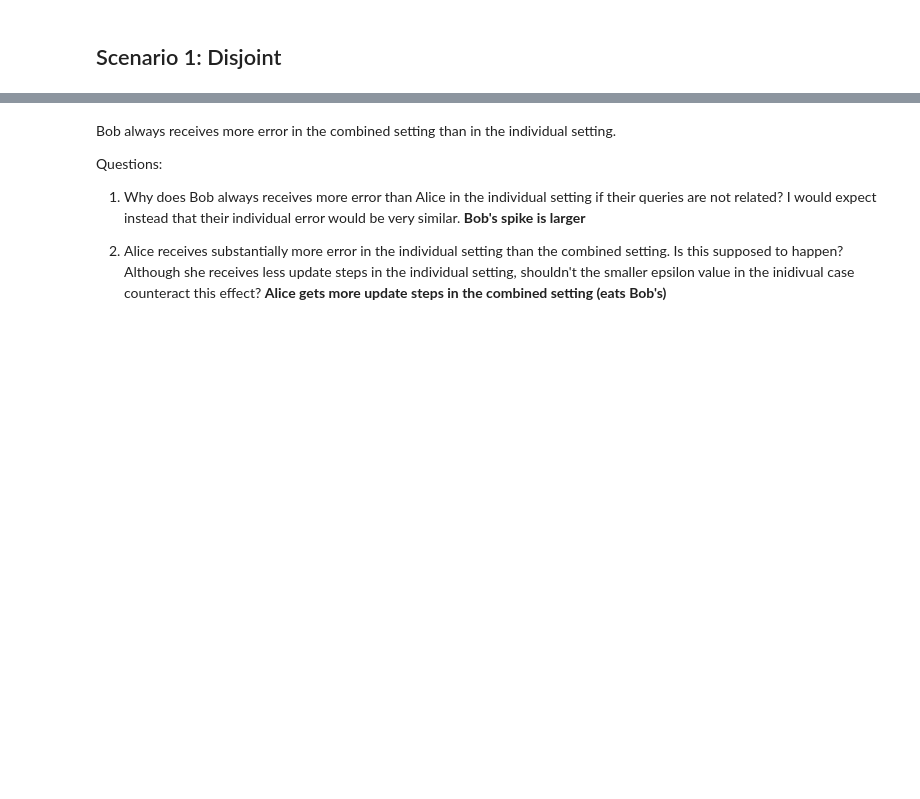
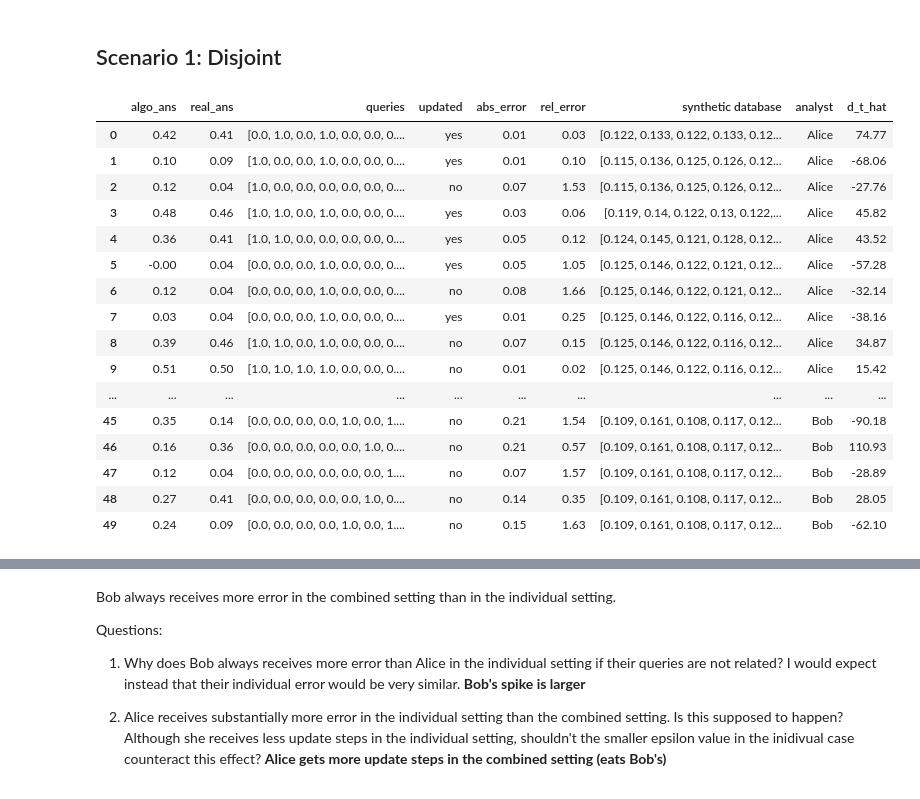
Before and after one commit to yikai-wu/Multi-Analyst-DP, a Jupyter notebook: src/pmw/run_until_failure_pmw2.ipynb, the cells around one changed output, grey strips where cells are left out. Drawn from its saved outputs; the diff is of its cells as text; code cells hidden in the pictures; blank space fills up the shorter version.

```diff
--- a/src/pmw/run_until_failure_pmw2.ipynb
+++ b/src/pmw/run_until_failure_pmw2.ipynb
@@ -244,6 +252,28 @@ Scenarios to look for:
 2. Scenarios where regular AND adapted pmw perform poorly
 # %% [markdown]
 ## Scenario 1: Disjoint
+# %%
+pmw2(workload=np.vstack((s1alice_q, s1bob_q)), x=x_small, eps=2, T=40, k=10,
+                                 analyst_labels=['Alice'] * 25 + ['Bob'] * 25,
+                                 to_return='pd', show_plot=False, show_messages=False, show_failure_step=False)
+# %% [output]
+|  | algo_ans | real_ans | queries | updated | abs_error | rel_error | synthetic database | analyst | d_t_hat |
+| 0 | 0.42 | 0.41 | [0.0, 1.0, 0.0, 1.0, 0.0, 0.0, 0.... | yes | 0.01 | 0.03 | [0.122, 0.133, 0.122, 0.133, 0.12... | Alice | 74.77 |
+| 1 | 0.10 | 0.09 | [1.0, 0.0, 0.0, 1.0, 0.0, 0.0, 0.... | yes | 0.01 | 0.10 | [0.115, 0.136, 0.125, 0.126, 0.12... | Alice | -68.06 |
+| 2 | 0.12 | 0.04 | [1.0, 0.0, 0.0, 0.0, 0.0, 0.0, 0.... | no | 0.07 | 1.53 | [0.115, 0.136, 0.125, 0.126, 0.12... | Alice | -27.76 |
+| 3 | 0.48 | 0.46 | [1.0, 1.0, 0.0, 1.0, 0.0, 0.0, 0.... | yes | 0.03 | 0.06 | [0.119, 0.14, 0.122, 0.13, 0.122,... | Alice | 45.82 |
+| 4 | 0.36 | 0.41 | [1.0, 1.0, 0.0, 0.0, 0.0, 0.0, 0.... | yes | 0.05 | 0.12 | [0.124, 0.145, 0.121, 0.128, 0.12... | Alice | 43.52 |
+| 5 | -0.00 | 0.04 | [0.0, 0.0, 0.0, 1.0, 0.0, 0.0, 0.... | yes | 0.05 | 1.05 | [0.125, 0.146, 0.122, 0.121, 0.12... | Alice | -57.28 |
+| 6 | 0.12 | 0.04 | [0.0, 0.0, 0.0, 1.0, 0.0, 0.0, 0.... | no | 0.08 | 1.66 | [0.125, 0.146, 0.122, 0.121, 0.12... | Alice | -32.14 |
+| 7 | 0.03 | 0.04 | [0.0, 0.0, 0.0, 1.0, 0.0, 0.0, 0.... | yes | 0.01 | 0.25 | [0.125, 0.146, 0.122, 0.116, 0.12... | Alice | -38.16 |
+| 8 | 0.39 | 0.46 | [1.0, 1.0, 0.0, 1.0, 0.0, 0.0, 0.... | no | 0.07 | 0.15 | [0.125, 0.146, 0.122, 0.116, 0.12... | Alice | 34.87 |
+| 9 | 0.51 | 0.50 | [1.0, 1.0, 1.0, 1.0, 0.0, 0.0, 0.... | no | 0.01 | 0.02 | [0.125, 0.146, 0.122, 0.116, 0.12... | Alice | 15.42 |
+| ... | ... | ... | ... | ... | ... | ... | ... | ... | ... |
+| 45 | 0.35 | 0.14 | [0.0, 0.0, 0.0, 0.0, 1.0, 0.0, 1.... | no | 0.21 | 1.54 | [0.109, 0.161, 0.108, 0.117, 0.12... | Bob | -90.18 |
+| 46 | 0.16 | 0.36 | [0.0, 0.0, 0.0, 0.0, 0.0, 1.0, 0.... | no | 0.21 | 0.57 | [0.109, 0.161, 0.108, 0.117, 0.12... | Bob | 110.93 |
+| 47 | 0.12 | 0.04 | [0.0, 0.0, 0.0, 0.0, 0.0, 0.0, 1.... | no | 0.07 | 1.57 | [0.109, 0.161, 0.108, 0.117, 0.12... | Bob | -28.89 |
+| 48 | 0.27 | 0.41 | [0.0, 0.0, 0.0, 0.0, 0.0, 1.0, 0.... | no | 0.14 | 0.35 | [0.109, 0.161, 0.108, 0.117, 0.12... | Bob | 28.05 |
+| 49 | 0.24 | 0.09 | [0.0, 0.0, 0.0, 0.0, 1.0, 0.0, 1.... | no | 0.15 | 1.63 | [0.109, 0.161, 0.108, 0.117, 0.12... | Bob | -62.10 |
 # %%
 # initialize
 s1random_array = np.random.randint(2, size=(25,4))
```
Also changed, not shown: parts of 27 cells of this notebook.
